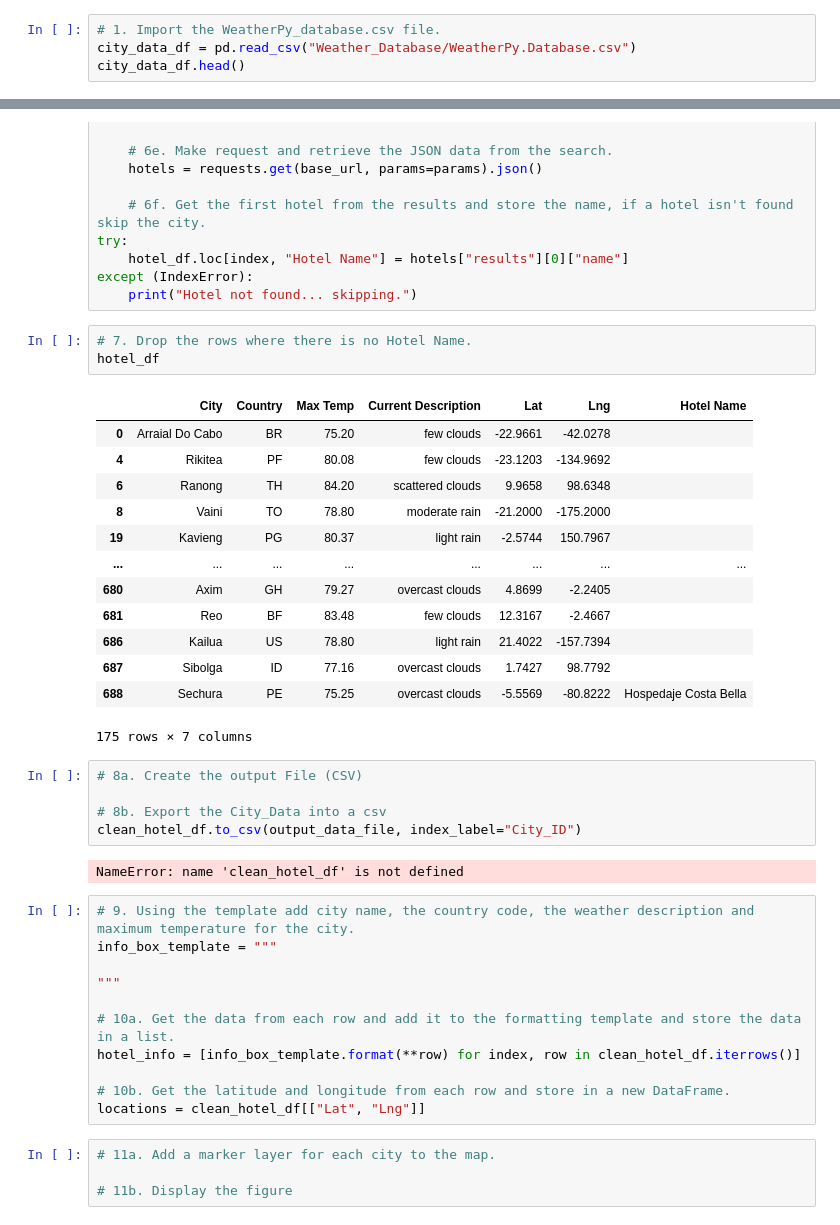
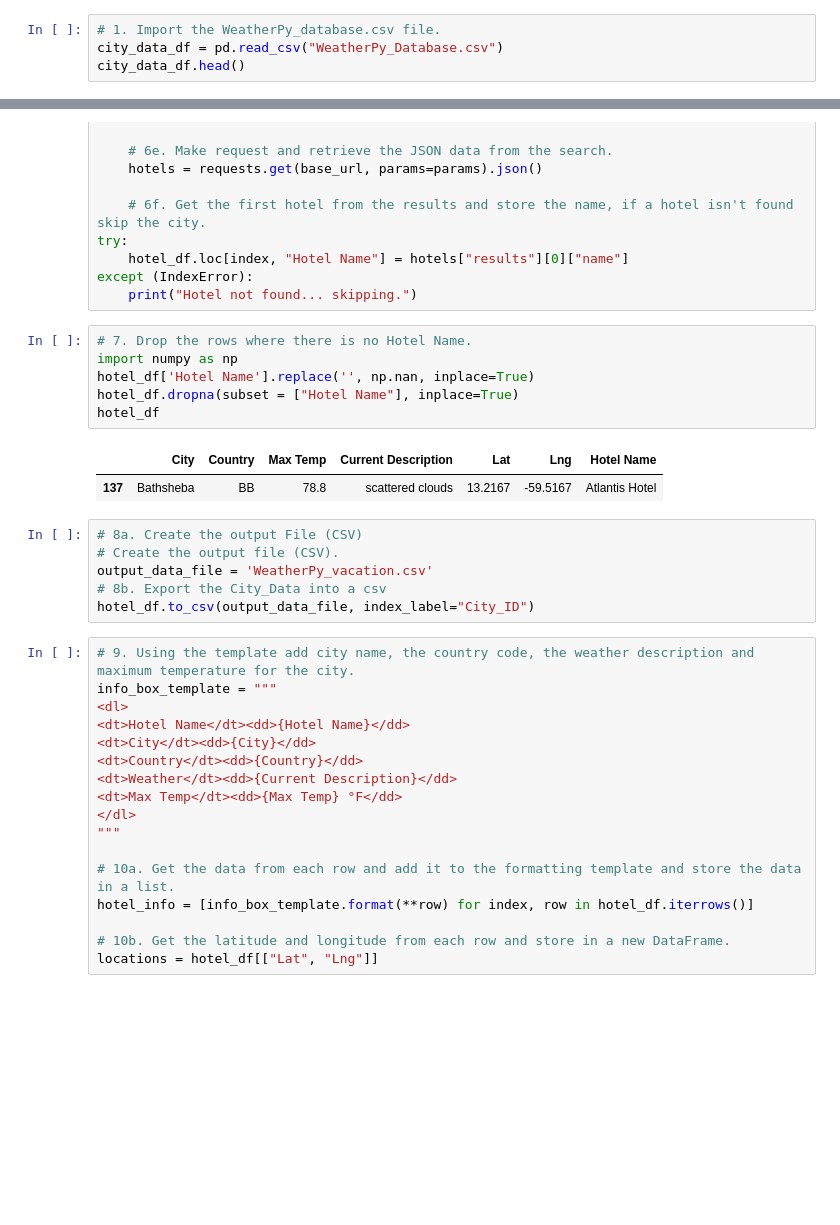
Before and after one commit to snkty8/World_Weather_Analysis, a Jupyter notebook: Vacation_Search/Vacation_Search.ipynb, the cells around one changed output, grey strips where cells are left out. Saved outputs shown, nothing was run; the diff lists cells and outputs as text; blank space fills up the shorter version.

Commit message:
One Hotel IDK

```diff
--- a/Vacation_Search/Vacation_Search.ipynb
+++ b/Vacation_Search/Vacation_Search.ipynb
@@ -13,5 +13,5 @@ from config import g_key
 gmaps.configure(api_key=g_key)
 # %%
 # 1. Import the WeatherPy_database.csv file.
-city_data_df = pd.read_csv("Weather_Database/WeatherPy.Database.csv")
+city_data_df = pd.read_csv("WeatherPy_Database.csv")
 city_data_df.head()
@@ -94,40 +116,33 @@ except (IndexError):
     print("Hotel not found... skipping.")
 # %%
 # 7. Drop the rows where there is no Hotel Name.
+import numpy as np
+hotel_df['Hotel Name'].replace('', np.nan, inplace=True)
+hotel_df.dropna(subset = ["Hotel Name"], inplace=True)
 hotel_df
 # %% [output]
 |  | City | Country | Max Temp | Current Description | Lat | Lng | Hotel Name |
-| 0 | Arraial Do Cabo | BR | 75.20 | few clouds | -22.9661 | -42.0278 |  |
-| 4 | Rikitea | PF | 80.08 | few clouds | -23.1203 | -134.9692 |  |
-| 6 | Ranong | TH | 84.20 | scattered clouds | 9.9658 | 98.6348 |  |
-| 8 | Vaini | TO | 78.80 | moderate rain | -21.2000 | -175.2000 |  |
-| 19 | Kavieng | PG | 80.37 | light rain | -2.5744 | 150.7967 |  |
-| ... | ... | ... | ... | ... | ... | ... | ... |
-| 680 | Axim | GH | 79.27 | overcast clouds | 4.8699 | -2.2405 |  |
-| 681 | Reo | BF | 83.48 | few clouds | 12.3167 | -2.4667 |  |
-| 686 | Kailua | US | 78.80 | light rain | 21.4022 | -157.7394 |  |
-| 687 | Sibolga | ID | 77.16 | overcast clouds | 1.7427 | 98.7792 |  |
-| 688 | Sechura | PE | 75.25 | overcast clouds | -5.5569 | -80.8222 | Hospedaje Costa Bella |
+| 137 | Bathsheba | BB | 78.8 | scattered clouds | 13.2167 | -59.5167 | Atlantis Hotel |
-175 rows × 7 columns
 # %%
 # 8a. Create the output File (CSV)
-
+# Create the output file (CSV).
+output_data_file = 'WeatherPy_vacation.csv'
 # 8b. Export the City_Data into a csv
-clean_hotel_df.to_csv(output_data_file, index_label="City_ID")
+hotel_df.to_csv(output_data_file, index_label="City_ID")
-# %% [output]
-NameError: name 'clean_hotel_df' is not defined
 # %%
 # 9. Using the template add city name, the country code, the weather description and maximum temperature for the city.
 info_box_template = """
-
+<dl>
+<dt>Hotel Name</dt><dd>{Hotel Name}</dd>
+<dt>City</dt><dd>{City}</dd>
+<dt>Country</dt><dd>{Country}</dd>
+<dt>Weather</dt><dd>{Current Description}</dd>
+<dt>Max Temp</dt><dd>{Max Temp} °F</dd>
+</dl>
 """
 
 # 10a. Get the data from each row and add it to the formatting template and store the data in a list.
-hotel_info = [info_box_template.format(**row) for index, row in clean_hotel_df.iterrows()]
+hotel_info = [info_box_template.format(**row) for index, row in hotel_df.iterrows()]
 
 # 10b. Get the latitude and longitude from each row and store in a new DataFrame.
-locations = clean_hotel_df[["Lat", "Lng"]]
+locations = hotel_df[["Lat", "Lng"]]
-# %%
-# 11a. Add a marker layer for each city to the map.
-
-# 11b. Display the figure
```
Also changed, not shown: parts of 6 cells of this notebook, 9 other files.
